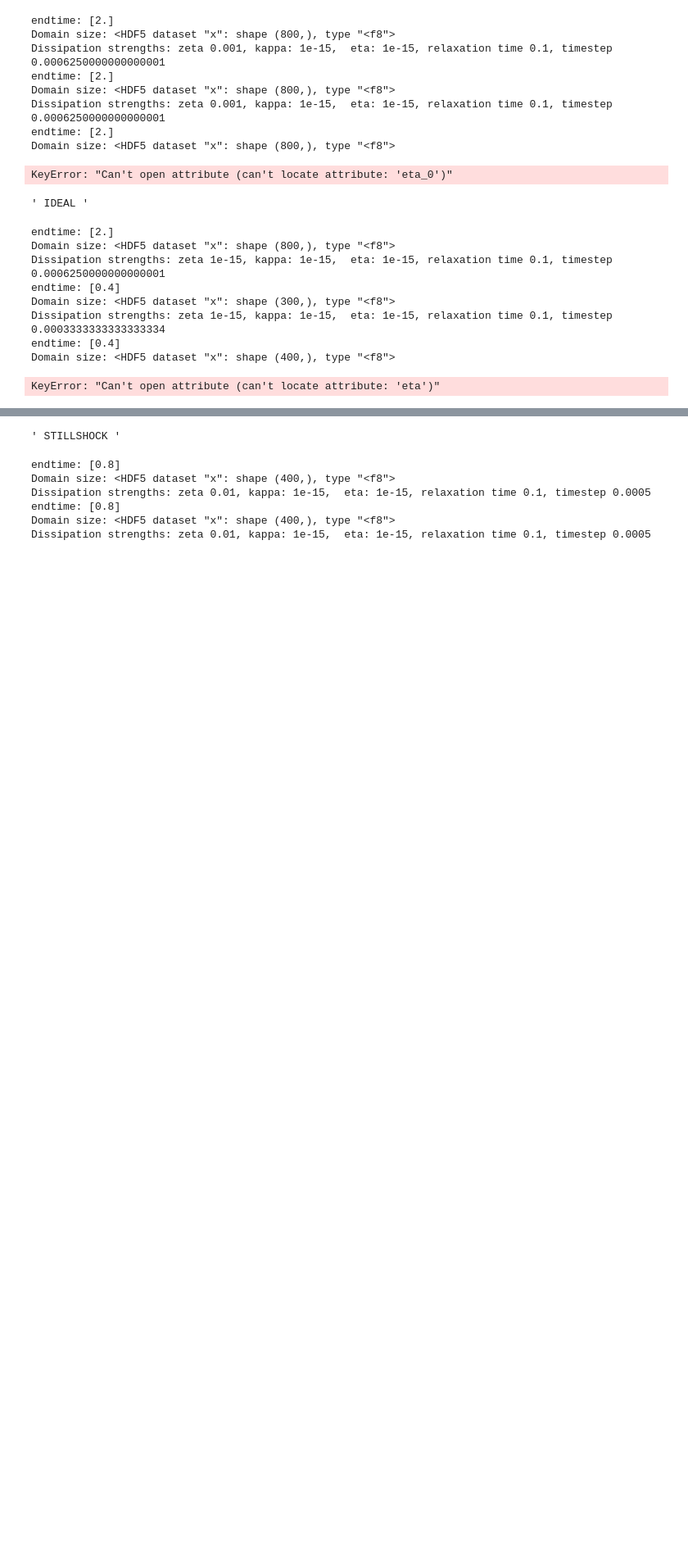
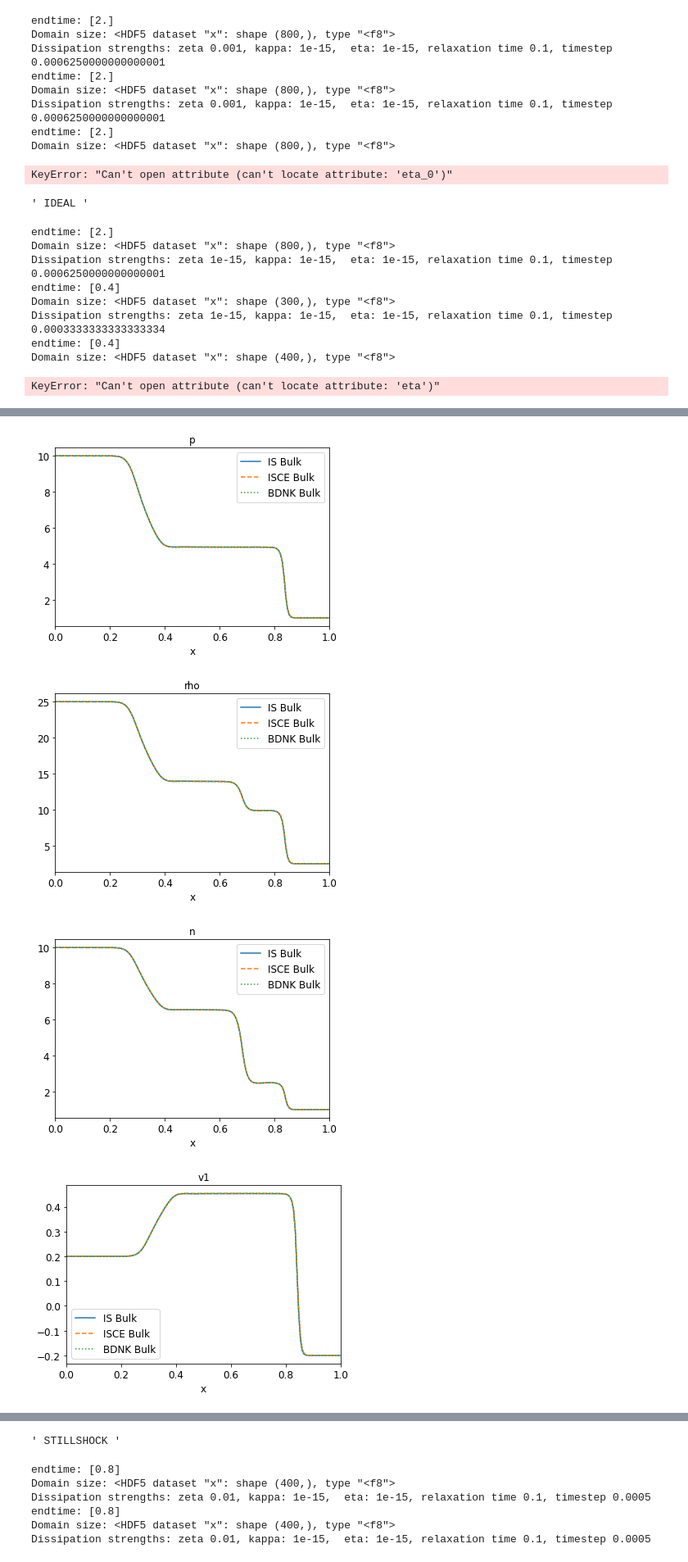
Before and after one commit to MarcusHatton/Plotting, a Jupyter notebook: ConfirmationPlottingHome.ipynb, the cells around one changed output, grey strips where cells are left out. Shown at 82% size. Cells and saved outputs as stored; diff of their text form; code cells hidden in the pictures; blank space fills up the shorter version.

```diff
--- a/ConfirmationPlottingHome.ipynb
+++ b/ConfirmationPlottingHome.ipynb
@@ -157,0 +157,17 @@ for quant in['D','Tau','S1']:
+# %%
+for quant in['p','rho','n','v1']:
+    plt.figure()
+    for fs, name, ls in zip(fss, names, linestyles):
+        plt.plot(fs[1]['Domain/x'][:nslice], fs[1]['Primitive/'+quant][:nslice],label=name,linestyle=ls)
+    plt.title(quant)
+    plt.xlabel('x')
+    plt.xlim(0,1.0)
+    plt.legend()
+#     plt.savefig("ConfirmationReportPlots/PrimsIdeal_"+quant+".pdf")
+#     plt.savefig("ConfirmationReportPlots/Shocktube/PrimsBulk_"+quant+".pdf")
+    plt.show()
+# %% [output]
+[figure, added]
+[figure, added]
+[figure, added]
+[figure, added]
```
Also changed, not shown: parts of 8 cells of this notebook, 4 other files.
